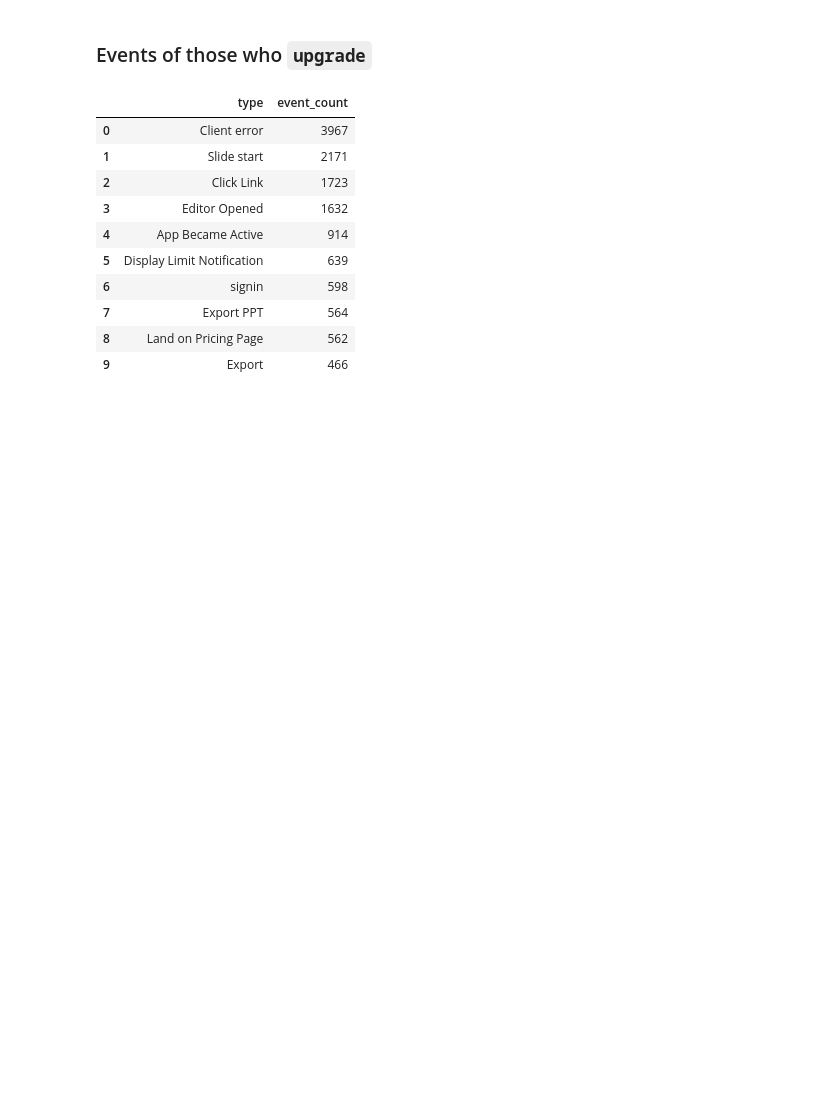
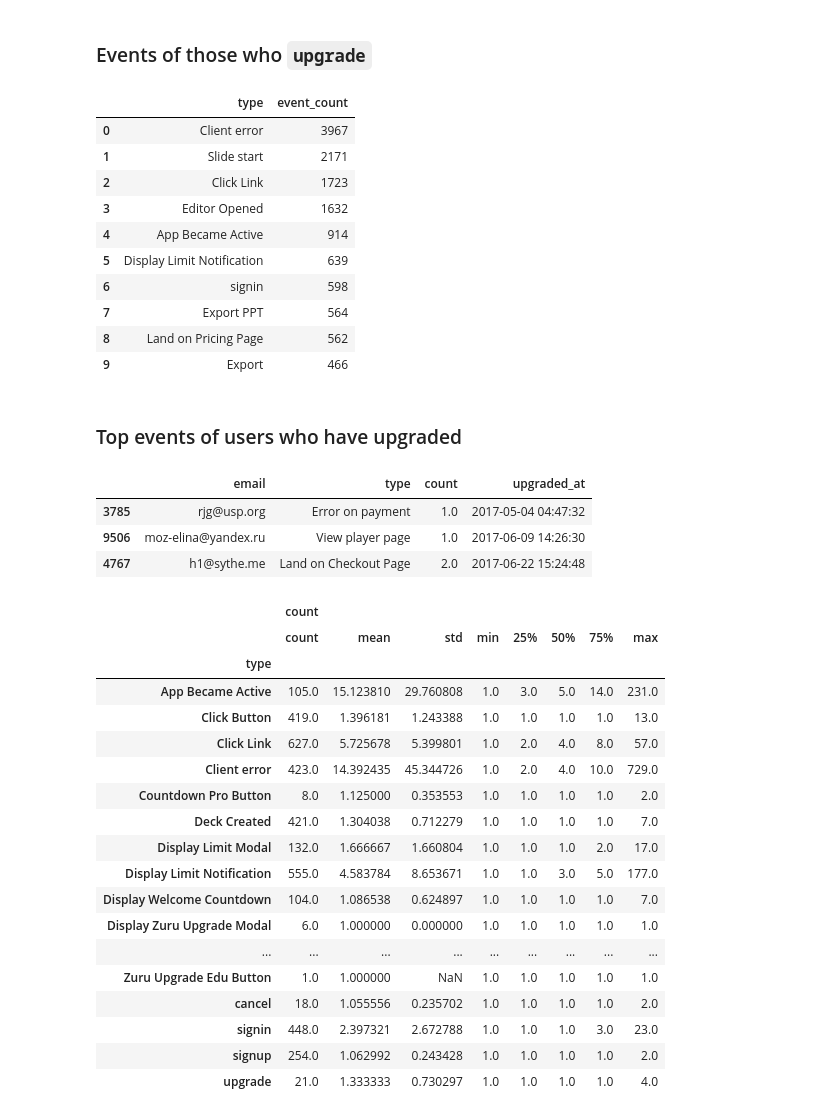
Before and after one commit to timwhite47/conversion_deck, a Jupyter notebook: notebooks/eda.ipynb, the cells around one changed output. Cells and saved outputs as stored; diff of their text form; code cells hidden in the pictures; blank space fills up the shorter version.

```diff
--- a/notebooks/eda.ipynb
+++ b/notebooks/eda.ipynb
@@ -227,3 +227,62 @@ df.head(10)
 | 7 | Export PPT | 564 |
 | 8 | Land on Pricing Page | 562 |
 | 9 | Export | 466 |
+# %% [markdown]
+### Top events of users who have upgraded
+# %%
+query = """
+SELECT email, e.type, e.count, up.upgraded_at
+FROM users AS u
+INNER JOIN (
+    SELECT events.distinct_id, max(time) AS upgraded_at
+    FROM events
+    WHERE type = 'upgrade'
+    GROUP BY events.distinct_id
+) AS up
+ON up.distinct_id = u.distinct_id
+LEFT JOIN (
+    SELECT events.type, events.distinct_id, count(events.distinct_id)
+    FROM events
+    LEFT JOIN (
+        SELECT events.distinct_id, max(time) AS upgraded_at
+        FROM events
+        WHERE type = 'upgrade'
+        GROUP BY events.distinct_id
+    ) AS up
+    ON up.distinct_id = events.distinct_id
+    WHERE events.time < up.upgraded_at
+    GROUP BY events.type, events.distinct_id
+) AS e
+ON e.distinct_id = u.distinct_id;
+"""
+df = pd.read_sql_query(query, conn)
+# %%
+df.sample(3)
+# %% [output]
+|  | email | type | count | upgraded_at |
+| 3785 | rjg@usp.org | Error on payment | 1.0 | 2017-05-04 04:47:32 |
+| 9506 | moz-elina@yandex.ru | View player page | 1.0 | 2017-06-09 14:26:30 |
+| 4767 | h1@sythe.me | Land on Checkout Page | 2.0 | 2017-06-22 15:24:48 |
+# %%
+grouped = df.groupby('type')
+grouped.describe()
+# %% [output]
+|  | count |  |  |  |  |  |  |  |
+|  | count | mean | std | min | 25% | 50% | 75% | max |
+| type |  |  |  |  |  |  |  |  |
+| App Became Active | 105.0 | 15.123810 | 29.760808 | 1.0 | 3.0 | 5.0 | 14.0 | 231.0 |
+| Click Button | 419.0 | 1.396181 | 1.243388 | 1.0 | 1.0 | 1.0 | 1.0 | 13.0 |
+| Click Link | 627.0 | 5.725678 | 5.399801 | 1.0 | 2.0 | 4.0 | 8.0 | 57.0 |
+| Client error | 423.0 | 14.392435 | 45.344726 | 1.0 | 2.0 | 4.0 | 10.0 | 729.0 |
+| Countdown Pro Button | 8.0 | 1.125000 | 0.353553 | 1.0 | 1.0 | 1.0 | 1.0 | 2.0 |
+| Deck Created | 421.0 | 1.304038 | 0.712279 | 1.0 | 1.0 | 1.0 | 1.0 | 7.0 |
+| Display Limit Modal | 132.0 | 1.666667 | 1.660804 | 1.0 | 1.0 | 1.0 | 2.0 | 17.0 |
+| Display Limit Notification | 555.0 | 4.583784 | 8.653671 | 1.0 | 1.0 | 3.0 | 5.0 | 177.0 |
+| Display Welcome Countdown | 104.0 | 1.086538 | 0.624897 | 1.0 | 1.0 | 1.0 | 1.0 | 7.0 |
+| Display Zuru Upgrade Modal | 6.0 | 1.000000 | 0.000000 | 1.0 | 1.0 | 1.0 | 1.0 | 1.0 |
+| ... | ... | ... | ... | ... | ... | ... | ... | ... |
+| Zuru Upgrade Edu Button | 1.0 | 1.000000 | NaN | 1.0 | 1.0 | 1.0 | 1.0 | 1.0 |
+| cancel | 18.0 | 1.055556 | 0.235702 | 1.0 | 1.0 | 1.0 | 1.0 | 2.0 |
+| signin | 448.0 | 2.397321 | 2.672788 | 1.0 | 1.0 | 1.0 | 3.0 | 23.0 |
+| signup | 254.0 | 1.062992 | 0.243428 | 1.0 | 1.0 | 1.0 | 1.0 | 2.0 |
+| upgrade | 21.0 | 1.333333 | 0.730297 | 1.0 | 1.0 | 1.0 | 1.0 | 4.0 |
```
Also changed, not shown: parts of 2 cells of this notebook, 4 other files.
